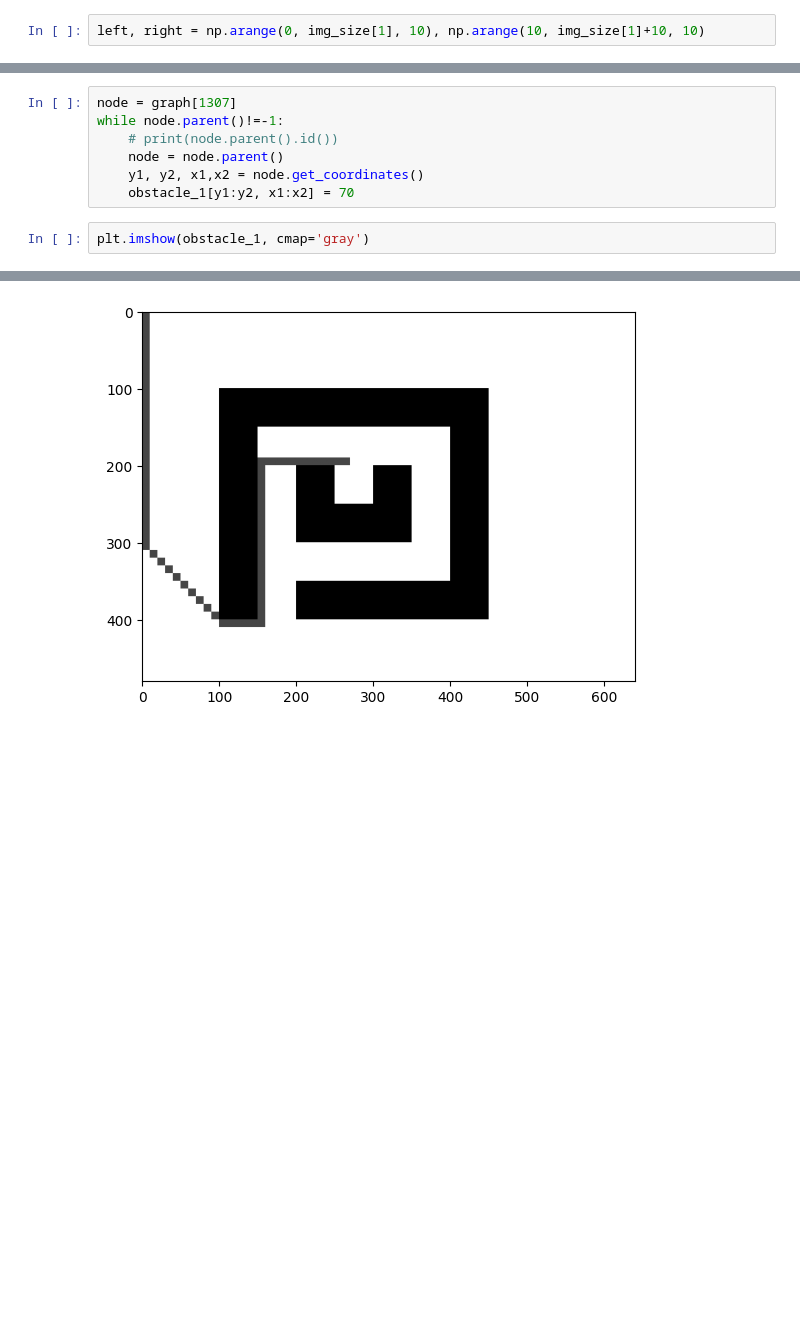
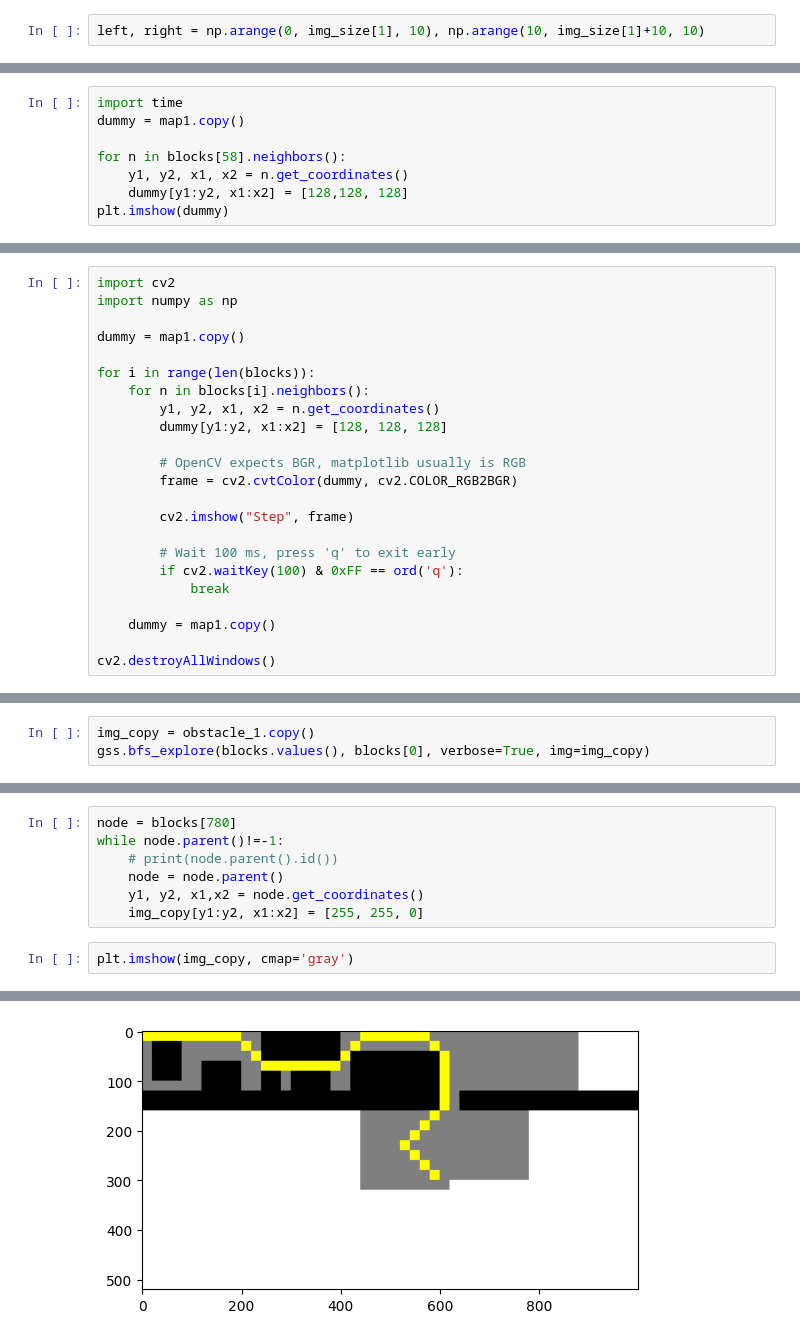
Before and after one commit to Rohith-Kumar-S/Path-Matching, a Jupyter notebook: graph_search.ipynb, the cells around one changed output, grey strips where cells are left out. Saved outputs shown, nothing was run; the diff lists cells and outputs as text; blank space fills up the shorter version.

```diff
--- a/graph_search.ipynb
+++ b/graph_search.ipynb
@@ -195,0 +289,8 @@ graph[128900].get_coordinates()
+# %%
+import time
+dummy = map1.copy()
+
+for n in blocks[58].neighbors():
+    y1, y2, x1, x2 = n.get_coordinates()
+    dummy[y1:y2, x1:x2] = [128,128, 128]
+plt.imshow(dummy)
@@ -195,0 +300,23 @@ graph[128900].get_coordinates()
+# %%
+import cv2
+import numpy as np
+
+dummy = map1.copy()
+
+for i in range(len(blocks)):
+    for n in blocks[i].neighbors():
+        y1, y2, x1, x2 = n.get_coordinates()
+        dummy[y1:y2, x1:x2] = [128, 128, 128]
+
+        # OpenCV expects BGR, matplotlib usually is RGB
+        frame = cv2.cvtColor(dummy, cv2.COLOR_RGB2BGR)
+
+        cv2.imshow("Step", frame)
+
+        # Wait 100 ms, press 'q' to exit early
+        if cv2.waitKey(100) & 0xFF == ord('q'):
+            break
+
+    dummy = map1.copy()
+
+cv2.destroyAllWindows()
@@ -195,0 +423,3 @@ graph[128900].get_coordinates()
+# %%
+img_copy = obstacle_1.copy()
+gss.bfs_explore(blocks.values(), blocks[0], verbose=True, img=img_copy)
@@ -200,12 +456,12 @@ True
 # %%
-node = graph[1307]
+node = blocks[780]
 while node.parent()!=-1:
     # print(node.parent().id())
     node = node.parent()
     y1, y2, x1,x2 = node.get_coordinates()
-    obstacle_1[y1:y2, x1:x2] = 70
+    img_copy[y1:y2, x1:x2] = [255, 255, 0]
 # %%
-plt.imshow(obstacle_1, cmap='gray')
+plt.imshow(img_copy, cmap='gray')
 # %% [output]
 <matplotlib.image.AxesImage at 0x...>
-[figure, old version]
+[figure, new version]
```
Also changed, not shown: parts of 81 cells of this notebook, 6 other files.
